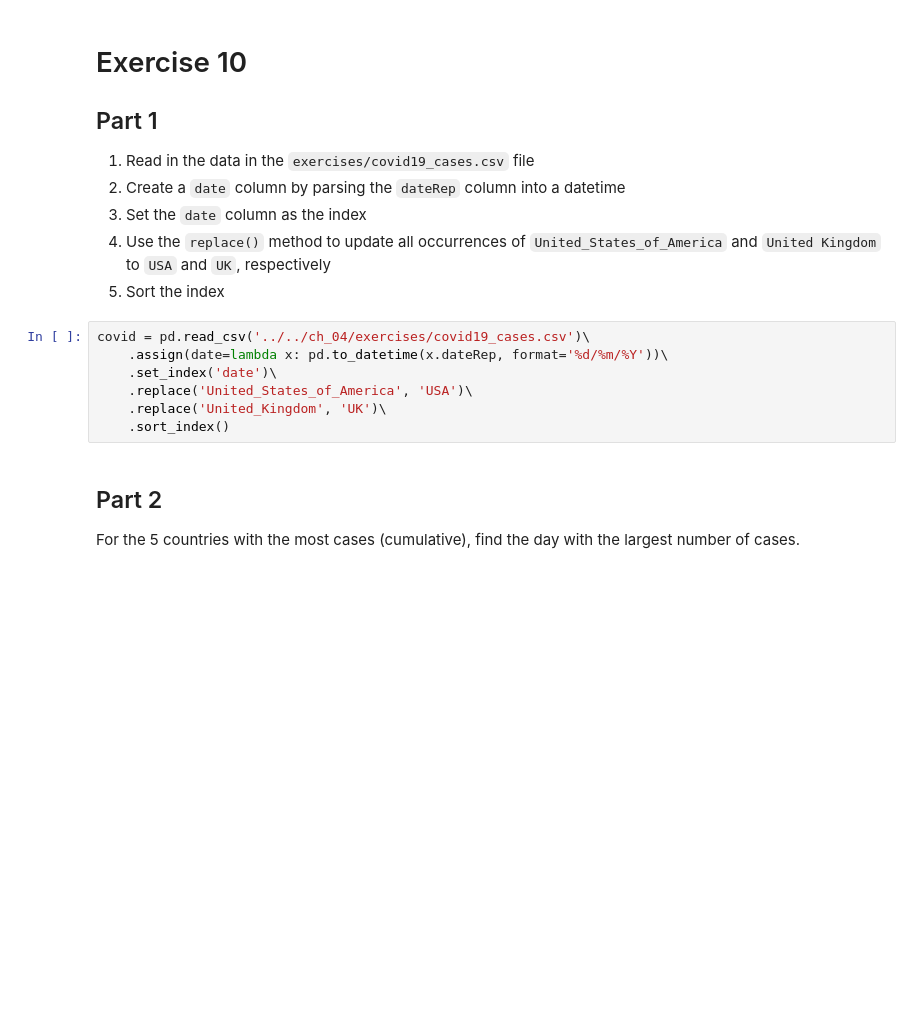
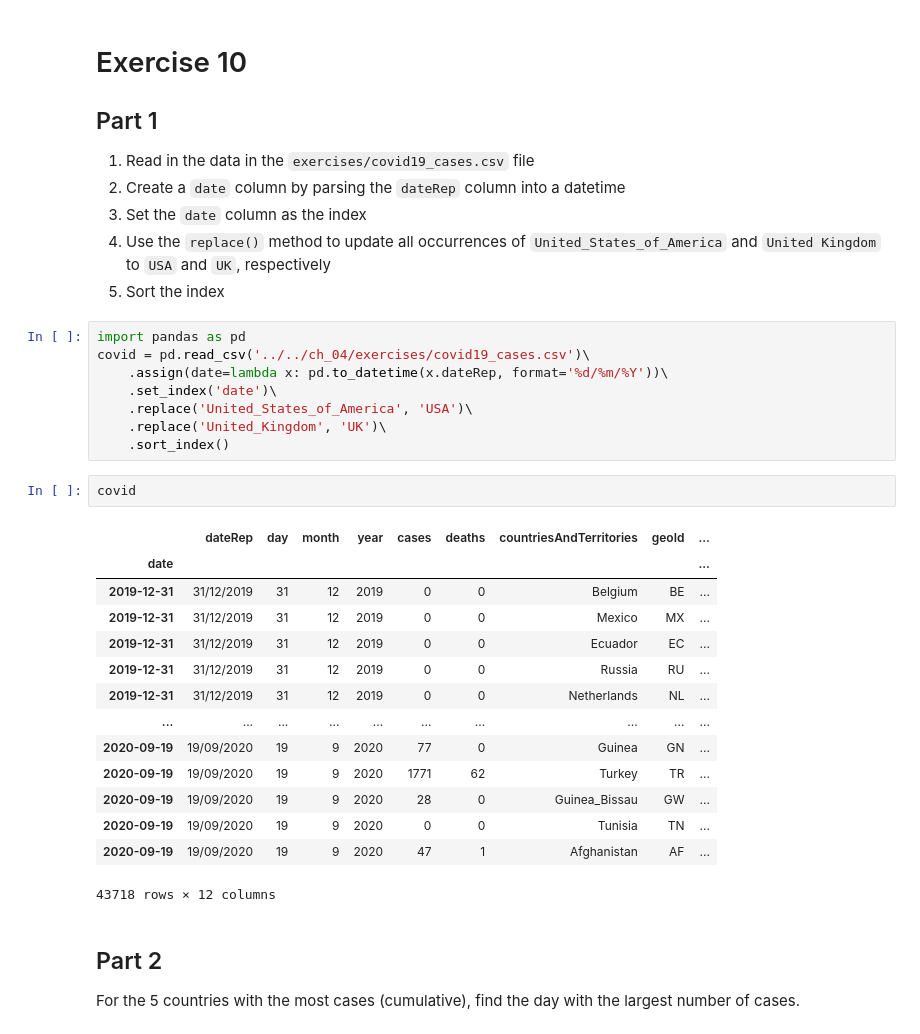
Before and after one commit to aparrarozo/Hands-On-Data-Analysis-with-Pandas-2nd-edition, a Jupyter notebook: solutions/ch_04/solutions.ipynb, the cells around one changed output. Saved outputs shown, nothing was run; the diff lists cells and outputs as text; blank space fills up the shorter version.

```diff
--- a/solutions/ch_04/solutions.ipynb
+++ b/solutions/ch_04/solutions.ipynb
@@ -218,12 +218,30 @@ faang_index.groupby(level='ticker').agg('head', 3)
 4. Use the `replace()` method to update all occurrences of `United_States_of_America` and `United Kingdom` to `USA` and `UK`, respectively
 5. Sort the index
 # %%
+import pandas as pd
 covid = pd.read_csv('../../ch_04/exercises/covid19_cases.csv')\
     .assign(date=lambda x: pd.to_datetime(x.dateRep, format='%d/%m/%Y'))\
     .set_index('date')\
     .replace('United_States_of_America', 'USA')\
     .replace('United_Kingdom', 'UK')\
     .sort_index()
+# %%
+covid
+# %% [output]
+|  | dateRep | day | month | year | cases | deaths | countriesAndTerritories | geoId | ... |
+| date |  |  |  |  |  |  |  |  | ... |
+| 2019-12-31 | 31/12/2019 | 31 | 12 | 2019 | 0 | 0 | Belgium | BE | ... |
+| 2019-12-31 | 31/12/2019 | 31 | 12 | 2019 | 0 | 0 | Mexico | MX | ... |
+| 2019-12-31 | 31/12/2019 | 31 | 12 | 2019 | 0 | 0 | Ecuador | EC | ... |
+| 2019-12-31 | 31/12/2019 | 31 | 12 | 2019 | 0 | 0 | Russia | RU | ... |
+| 2019-12-31 | 31/12/2019 | 31 | 12 | 2019 | 0 | 0 | Netherlands | NL | ... |
+| ... | ... | ... | ... | ... | ... | ... | ... | ... | ... |
+| 2020-09-19 | 19/09/2020 | 19 | 9 | 2020 | 77 | 0 | Guinea | GN | ... |
+| 2020-09-19 | 19/09/2020 | 19 | 9 | 2020 | 1771 | 62 | Turkey | TR | ... |
+| 2020-09-19 | 19/09/2020 | 19 | 9 | 2020 | 28 | 0 | Guinea_Bissau | GW | ... |
+| 2020-09-19 | 19/09/2020 | 19 | 9 | 2020 | 0 | 0 | Tunisia | TN | ... |
+| 2020-09-19 | 19/09/2020 | 19 | 9 | 2020 | 47 | 1 | Afghanistan | AF | ... |
+43718 rows × 12 columns
 # %% [markdown]
 ## Part 2
 For the 5 countries with the most cases (cumulative), find the day with the largest number of cases.
```
Also changed, not shown: parts of 4 cells of this notebook, 20 other files.
